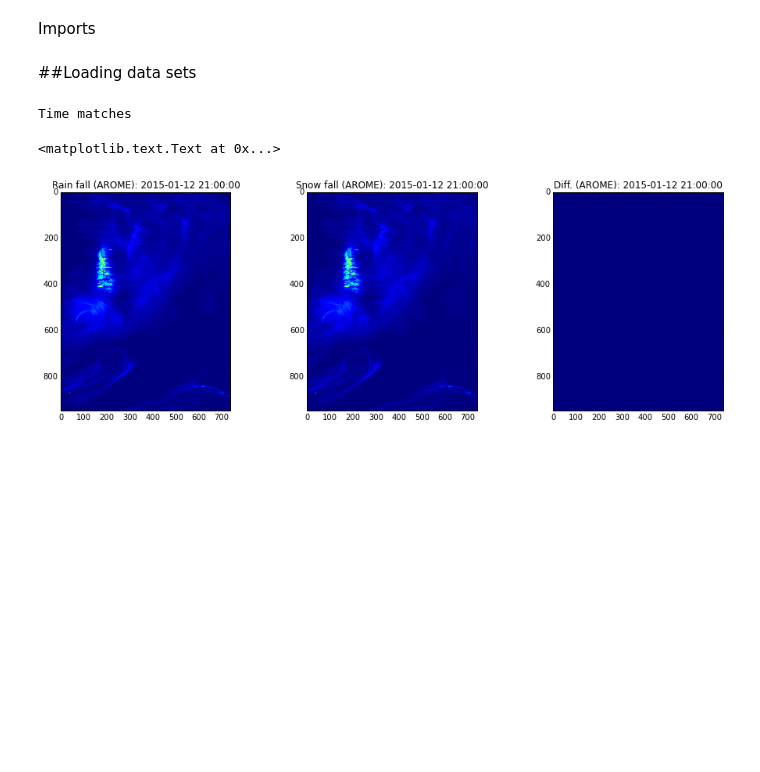
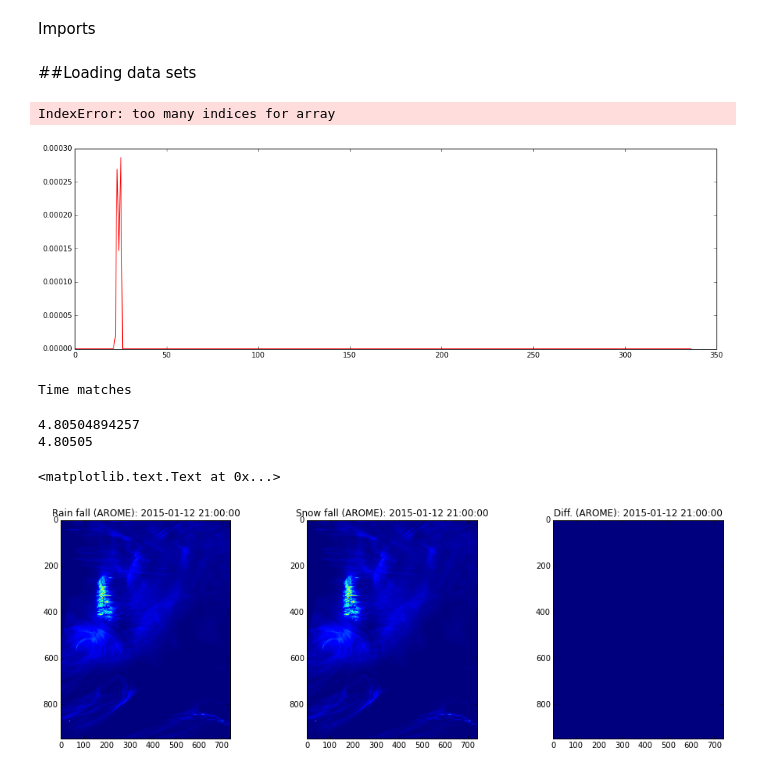
Before and after one commit to kmunve/TSanalysis, a Jupyter notebook: Crocus/checking_snowhow_forcing.ipynb, the cells around one changed output. Cells and saved outputs as stored; diff of their text form; code cells hidden in the pictures; blank space fills up the shorter version.

Commit message:
comparing obsgrid and arome - now with ipython notebook minor edits

```diff
--- a/Crocus/checking_snowhow_forcing.ipynb
+++ b/Crocus/checking_snowhow_forcing.ipynb
@@ -22,36 +22,34 @@ temp_f = r"..\Test\Data\snowhow_pilot\seNorge_v2_0_TEMP1h_grid_2015011221.nc"
 snowrain_f = r"..\Test\Data\snowhow_pilot\snowrain_only_2015011221.nc"
 
 forc_obs_f = r"..\Test\Data\FORCING_obsgrid.nc"
-
-forc_arome_f = r"..\Test\Data\snowhow_pilot\har25_00_20150112.nc"
+forc_arome_f = r"..\Test\Data\FORCING_arome.nc"
+# Is not the forcing file - CHANGE!!!
+arome_f = r"..\Test\Data\snowhow_pilot\har25_00_20150112.nc"
 # %%
 precip_nc = netCDF4.Dataset(precip_f, 'r')
 temp_nc = netCDF4.Dataset(temp_f, 'r')
 snowrain_nc = netCDF4.Dataset(snowrain_f, 'r')
 forc_arome_nc = netCDF4.Dataset(forc_arome_f, 'r')
 forc_obs_nc = netCDF4.Dataset(forc_obs_f, 'r')
-
+arome_nc = netCDF4.Dataset(arome_f, 'r')
 precip_v = precip_nc.variables['precipitation_amount'] ## mm
 temp_v = temp_nc.variables['temperature'] ## Celsius
 snowrain_v = snowrain_nc.variables['precipitation_amount']
 
-
-
-precip_obs_v = forc_obs_nc.variables["Rainf"]
+forc_rainf_obs_v = forc_obs_nc.variables["Rainf"]
 
 lat_obs = forc_obs_nc.variables["LAT"][:]
 lon_obs = forc_obs_nc.variables["LON"][:]
 time_obs = forc_obs_nc.variables["time"][:]
 
+forc_rainf_arome_v = forc_arome_nc.variables["Rainf"]
 
-time_v = precip_nc.variables['time']
-t_p = netCDF4.num2date(time_v[0], time_v.units)
-time_v = temp_nc.variables['time']
-t_t = netCDF4.num2date(time_v[0], time_v.units)
+lat_arome = forc_arome_nc.variables["LAT"][:]
+lon_arome = forc_arome_nc.variables["LON"][:]
+time_arome = forc_arome_nc.variables["time"][:]
 
-if t_t == t_p:
-    print("Time matches")
-else:
-    print("Time mismatch")
+# setting indicies
+X = 45
+Y = 1185
+N_arome = 21
+N_forc = 35600
-# %% [output]
-Time matches
@@ -63 +56,29 @@ N_arome = 21
+# %%
+forc_rainf_arome = forc_rainf_arome_v[:].squeeze() # kg/m2 = mm
+
+forc_rainf_obs = forc_rainf_obs_v[:].squeeze() # kg/m2 = mm
+
+forc_time_arome = netCDF4.num2date(forc_arome_nc.variables["time"][:], forc_arome_nc.variables["time"].units)
+
+forc_diff = forc_rainf_obs - forc_rainf_arome
+# %%
+plt.plot(forc_rainf_obs[:, N_forc], color='r', label="Rain fall (OBS): {0}".format(time_obs))
+plt.hold(True)
+plt.plot(forc_time_arome[:, N_forc], color='b', label="Rain fall (AROME): {0}".format(time_arome))
+plt.plot(forc_diff[:, N_forc], color='k', label="Diff. Froc. OBS-AROME: {0}".format(time_arome))
+# %% [output]
+IndexError: too many indices for array
+[figure, added]
+# %%
+time_v = precip_nc.variables['time']
+t_p = netCDF4.num2date(time_v[0], time_v.units)
+time_v = temp_nc.variables['time']
+t_t = netCDF4.num2date(time_v[0], time_v.units)
+
+if t_t == t_p:
+    print("Time matches")
+else:
+    print("Time mismatch")
+# %% [output]
+Time matches
 # %%
@@ -82,3 +103,9 @@ diff = rainf - snowrain
+# %%
+print(np.ma.max(snowrain))
+print(np.ma.max(rainf))
+# %% [output]
+4.80504894257
+4.80505
 # %%
 f, (ax_rf, ax_sf, ax_rf_sf) = plt.subplots(1, 3)
 ax_rf.imshow(rainf_arome[N_arome, :, :])
```
Also changed, not shown: parts of 4 cells of this notebook.
